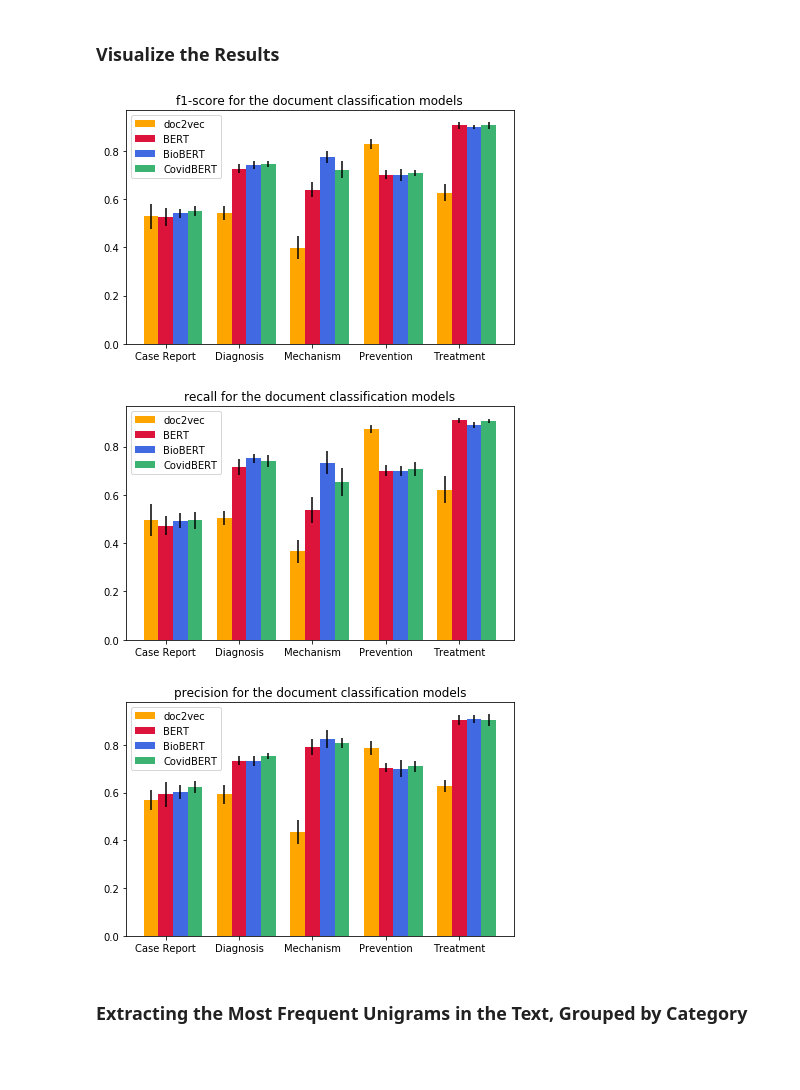
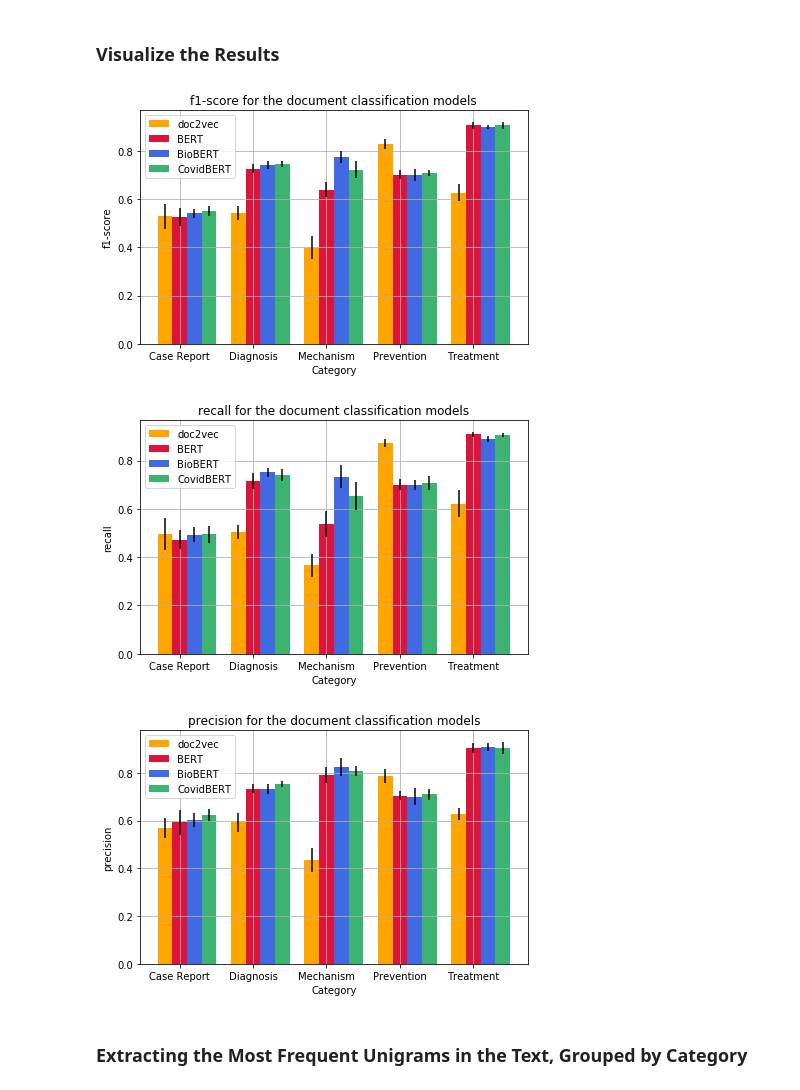
Before and after one commit to helenabalabin/covid-19-document-classification, a Jupyter notebook: src/covid-data-exploration.ipynb, the cells around one changed output. Saved outputs shown, nothing was run; the diff lists cells and outputs as text; code cells hidden in the pictures; blank space fills up the shorter version.

Commit message:
finish visualization

```diff
--- a/src/covid-data-exploration.ipynb
+++ b/src/covid-data-exploration.ipynb
@@ -75,37 +83,41 @@ def visualize(metric):
     x = np.arange(len(category_names)
                  ) # the x locations for the groups
     width = 0.35         # the width of the bars
 
+    plt.rcParams.update({'font.size': 10})
     av_doc2vec = [(float(i.split("±")[0]),float(i.split("±")[1])) for i in average_doc2vec.iloc[:5][metric]]
     av_bert = [(float(i.split("±")[0]),float(i.split("±")[1])) for i in average_bert.iloc[:5][metric]]
     av_biobert = [(float(i.split("±")[0]),float(i.split("±")[1])) for i in average_biobert.iloc[:5][metric]]
     av_covidbert = [(float(i.split("±")[0]),float(i.split("±")[1])) for i in average_covidbert.iloc[:5][metric]]
 
     ax = plt.subplot(111)
     ax.bar(x-0.2, [i[0] for i in av_doc2vec], width=0.2, color='orange', align='center',
            yerr=[i[1] for i in av_doc2vec], label="doc2vec")
     ax.bar(x, [i[0] for i in av_bert], width=0.2, color='crimson', align='center',
            yerr=[i[1] for i in av_bert], label="BERT")
     ax.bar(x+0.2, [i[0] for i in av_biobert], width=0.2, color='royalblue', align='center',
            yerr=[i[1] for i in av_biobert], label="BioBERT")
     ax.bar(x+0.4, [i[0] for i in av_covidbert], width=0.2, color='mediumseagreen', align='center',
            yerr=[i[1] for i in av_covidbert], label="CovidBERT")
 
     ax.set_title(metric + " for the document classification models")
     ax.legend()
 
     plt.tight_layout()
     plt.xticks(x, ["Case Report", "Diagnosis", "Mechanism", "Prevention", "Treatment"])
-    # plt.savefig("../data/visualization/" + metric + "-document-classification-results.png")
+    plt.xlabel("Category")
+    plt.ylabel(metric)
+    plt.grid()
+    plt.savefig("../data/visualization/" + metric + "-document-classification-results.png")
     plt.show()
 
 visualize("f1-score")
 visualize("recall")
 visualize("precision")
 # %% [output]
-[figure, old version]
+[figure, new version]
-[figure, old version]
+[figure, new version]
-[figure, old version]
+[figure, new version]
 # %% [markdown]
 ### Extracting the Most Frequent Unigrams in the Text, Grouped by Category
 # %%
```
Also changed, not shown: parts of 4 cells of this notebook, 8 other files.
